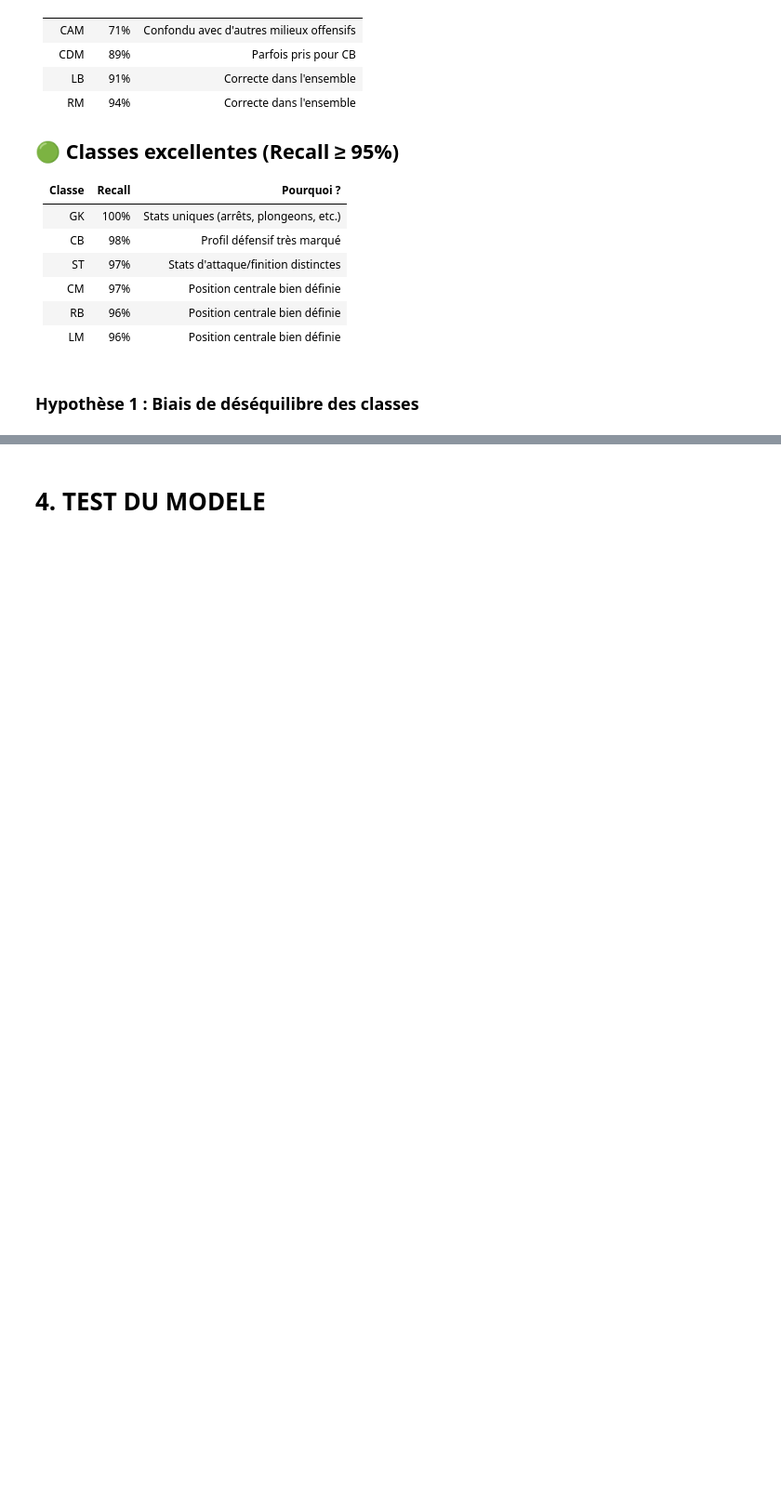
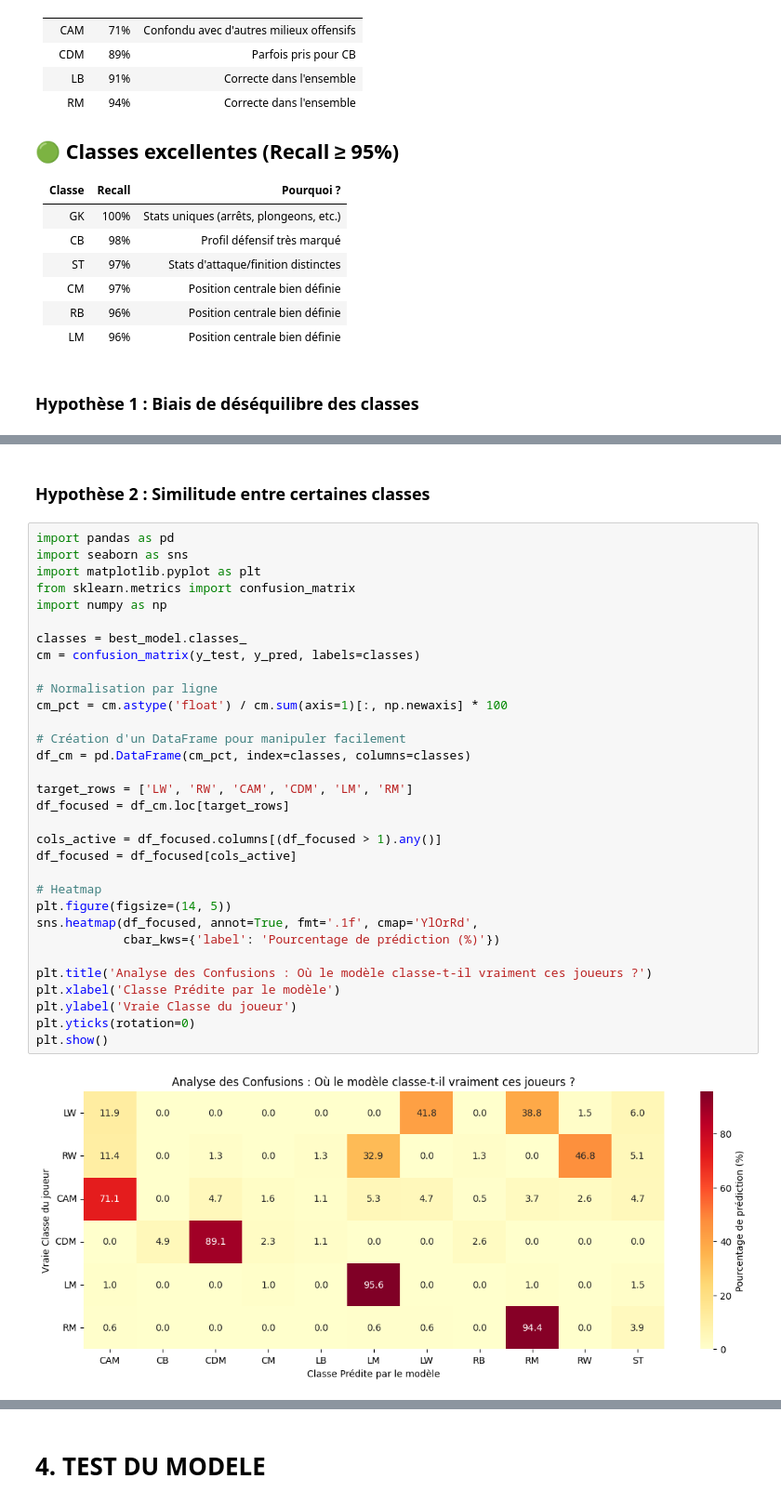
Before and after one commit to Hous20/ML_Fifa_Exploration, a Jupyter notebook: FIFA.ipynb, the cells around one changed output, grey strips where cells are left out. Shown at 93% size. Drawn from its saved outputs; the diff is of its cells as text; blank space fills up the shorter version.

```diff
--- a/FIFA.ipynb
+++ b/FIFA.ipynb
@@ -696,0 +704,36 @@ plt.show()
+# %% [markdown]
+### Hypothèse 2 : Similitude entre certaines classes
+# %%
+import pandas as pd
+import seaborn as sns
+import matplotlib.pyplot as plt
+from sklearn.metrics import confusion_matrix
+import numpy as np
+
+classes = best_model.classes_
+cm = confusion_matrix(y_test, y_pred, labels=classes)
+
+# Normalisation par ligne
+cm_pct = cm.astype('float') / cm.sum(axis=1)[:, np.newaxis] * 100
+
+# Création d'un DataFrame pour manipuler facilement
+df_cm = pd.DataFrame(cm_pct, index=classes, columns=classes)
+
+target_rows = ['LW', 'RW', 'CAM', 'CDM', 'LM', 'RM']
+df_focused = df_cm.loc[target_rows]
+
+cols_active = df_focused.columns[(df_focused > 1).any()]
+df_focused = df_focused[cols_active]
+
+# Heatmap
+plt.figure(figsize=(14, 5))
+sns.heatmap(df_focused, annot=True, fmt='.1f', cmap='YlOrRd',
+            cbar_kws={'label': 'Pourcentage de prédiction (%)'})
+
+plt.title('Analyse des Confusions : Où le modèle classe-t-il vraiment ces joueurs ?')
+plt.xlabel('Classe Prédite par le modèle')
+plt.ylabel('Vraie Classe du joueur')
+plt.yticks(rotation=0)
+plt.show()
+# %% [output]
+[figure, added]
```
Also changed, not shown: parts of 23 cells of this notebook.
